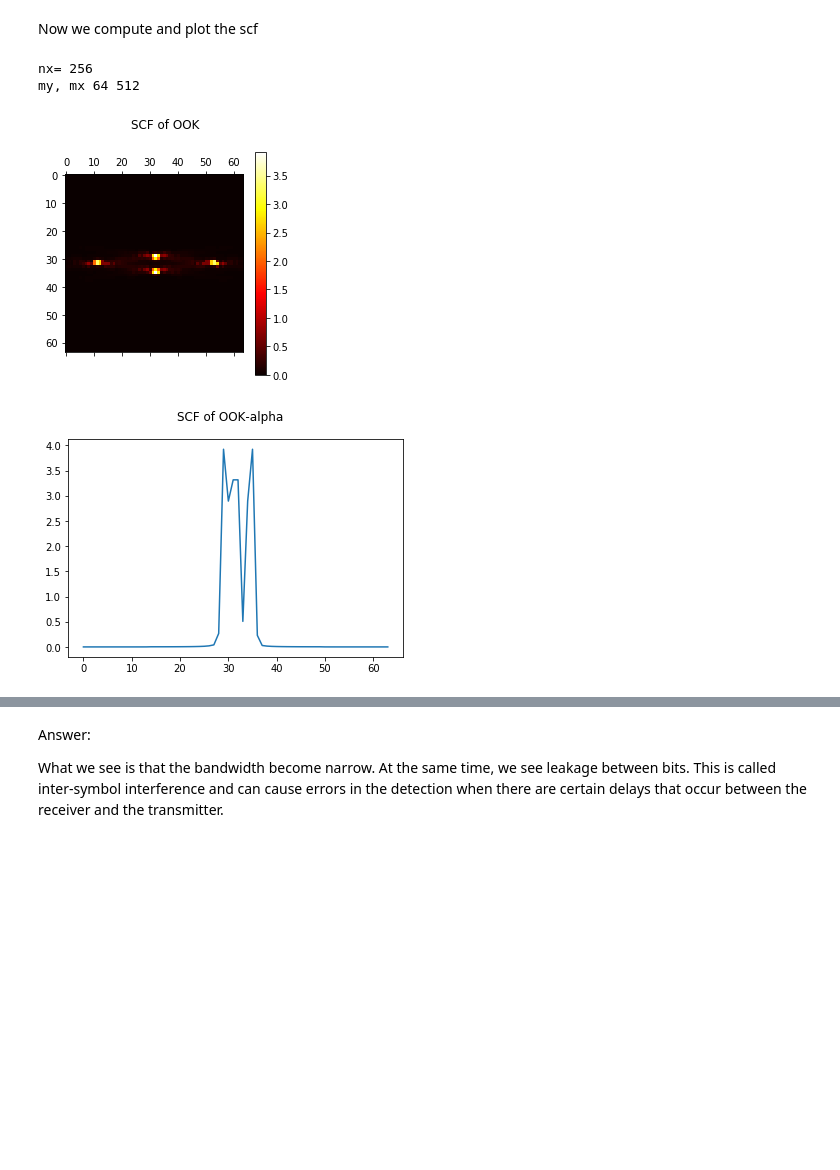
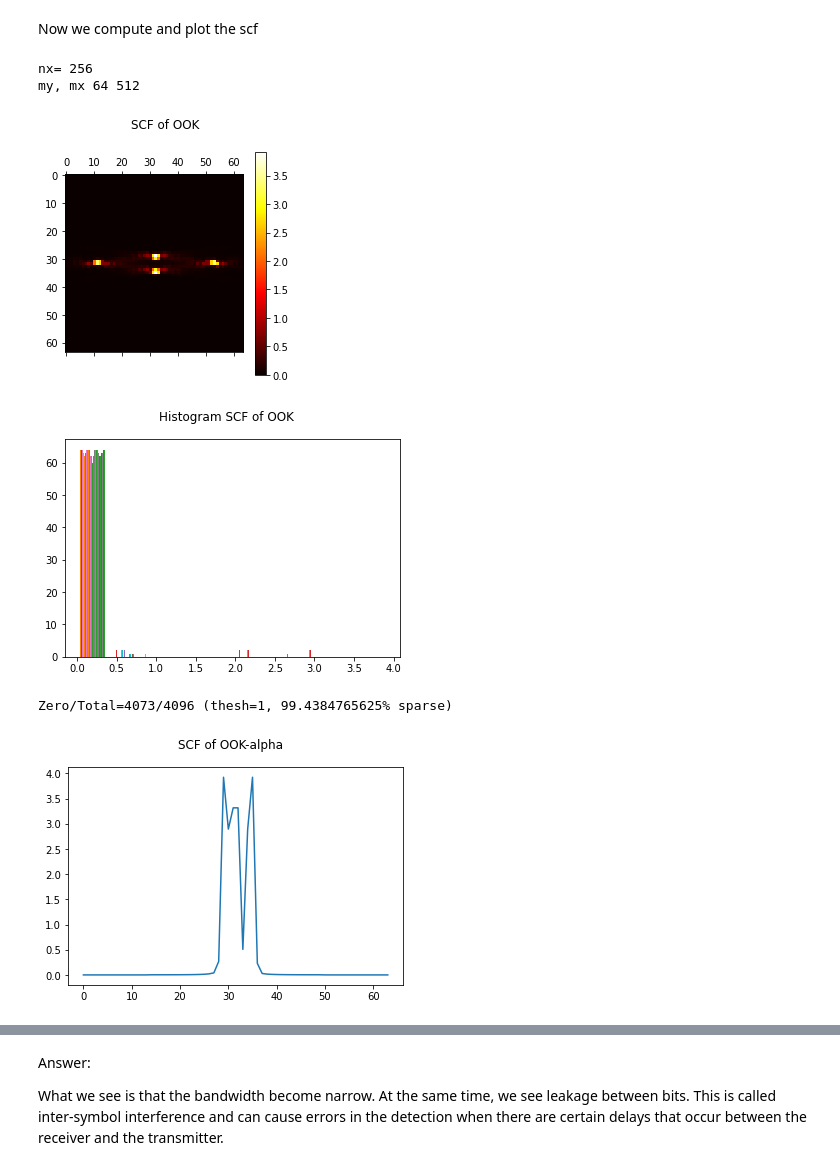
Before and after one commit to phwl/cyclostationary, a Jupyter notebook: analysis/src/intro.ipynb, the cells around one changed output, grey strips where cells are left out. Saved outputs shown, nothing was run; the diff lists cells and outputs as text; code cells hidden in the pictures; blank space fills up the shorter version.

```diff
--- a/analysis/src/intro.ipynb
+++ b/analysis/src/intro.ipynb
@@ -163,34 +164,46 @@ def plotfam(x, t):
     L = 1
     B = 32 # how far around the center we look
     xs = x[:512]
     nx = len(xs) // 2 # center of X axis
     print("nx=", nx)
 
     # do analysis
     s = cyclostationary.scd_fam(xs, Np, L)
     f = np.absolute(s)
     alpha = cyclostationary.alphaprofile(s)
     (my, mx) = f.shape
     print("my, mx", my, mx)
     f = f[(my//2-B):(my//2+B), (mx//2-B):(mx//2 + B)]
 
     # plot SCD graph
     plt.matshow(f, cmap='hot')
     plt.suptitle(t)
     plt.colorbar()
     plt.show()
 
+    # plot histogram
+    plt.hist(f)
+    plt.suptitle("Histogram " + t)
+    plt.show()
+    hthresh = 1
+    hbelow = sum(f.flatten() <= hthresh)
+    hn = f.size
+    print("Zero/Total={}/{} (thesh={}, {}% sparse)".format(hbelow, hn, hthresh, 100.0 * hbelow / hn))
+
     # plot alphaprofile graph
     plt.plot(alpha)
     plt.suptitle(t + "-alpha")
     plt.show()
 
+
 plotfam(OOK, "SCF of OOK")
 # %% [output]
 nx= 256
 my, mx 64 512
 [figure]
-[figure, old version]
+[figure, new version]
+Zero/Total=4073/4096 (thesh=1, 99.4384765625% sparse)
+[figure, added]
 # %% [markdown]
 Instead of using rectangular pulses, we can use shaped pulses which have more narrowband frequency response.  For example, we could use sinc based pulses that would result in bandlimited spectrum. Of course it is not practical to use a sinc, since it is infinite in length. Instead we can use a truncated (windowed) sinc pulses with certain time bandwidth (TBW) product that would have a finite length as well as narrow bandness. While here we use a windowed sinc function as we learned in class, in the communications community the raised cosine filter is often used. A raised cosing  is a tapered sinc function (with parameter $0\leq \beta \leq 1$) in which the impulse response and spectrum looks like:
 <br>
```
Also changed, not shown: parts of 10 cells of this notebook.
